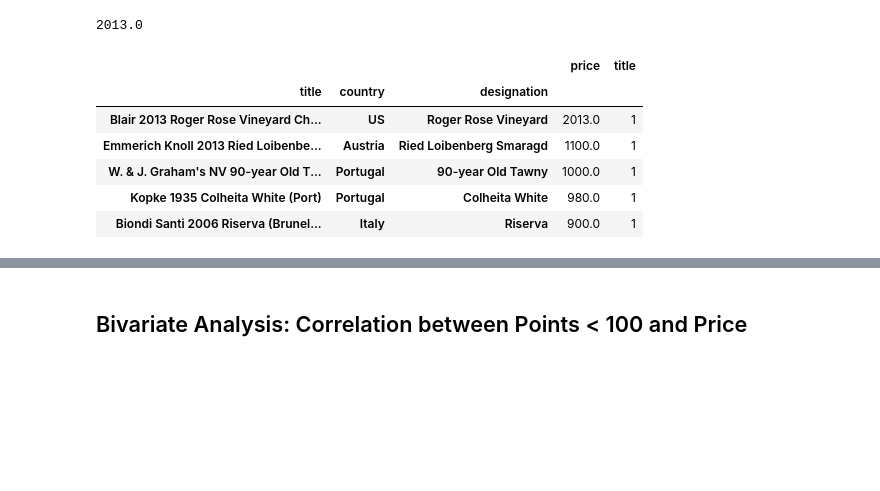
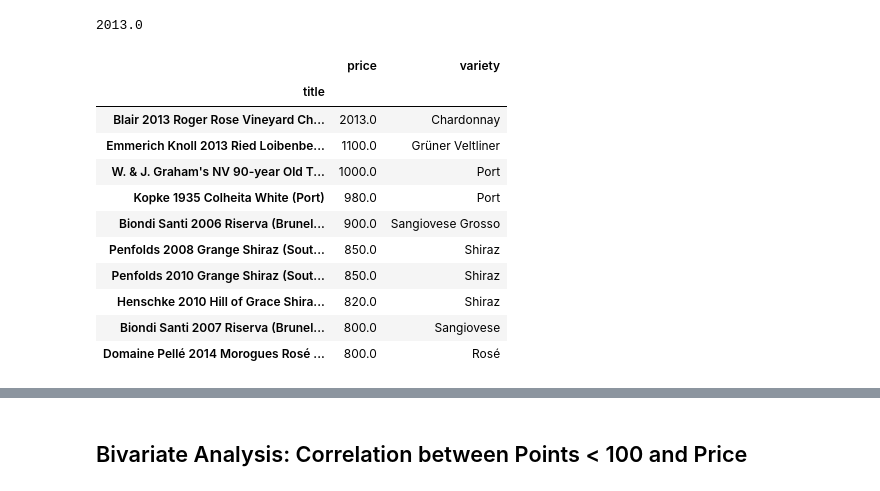
Before and after one commit to dmareee/EDA_Practice, a Jupyter notebook: wine-review-data-cleaning-eda.ipynb, the cells around one changed output, grey strips where cells are left out. Saved outputs shown, nothing was run; the diff lists cells and outputs as text; code cells hidden in the pictures; blank space fills up the shorter version.

Commit message:
Kaggle Notebook | Wine Review: Data Cleaning, EDA  | Version 4

```diff
--- a/wine-review-data-cleaning-eda.ipynb
+++ b/wine-review-data-cleaning-eda.ipynb
@@ -235,13 +238,19 @@ most_expensive
 # %% [output]
 2013.0
 # %%
-most_priced = data_cleaned.groupby(['title','country','designation'], as_index='title').agg({"price" : "max", "title" : "nunique"})
-most_priced.sort_values('price', ascending=False).head(5)
+most_priced = data_cleaned.groupby(['title'], as_index='title').agg({"price" : "max", 'variety':'max'})
+most_priced = most_priced.sort_values('price', ascending=False).head(10)
+most_priced
 # %% [output]
-|  |  |  | price | title |
-| title | country | designation |  |  |
-| Blair 2013 Roger Rose Vineyard Ch... | US | Roger Rose Vineyard | 2013.0 | 1 |
-| Emmerich Knoll 2013 Ried Loibenbe... | Austria | Ried Loibenberg Smaragd | 1100.0 | 1 |
-| W. & J. Graham's NV 90-year Old T... | Portugal | 90-year Old Tawny | 1000.0 | 1 |
-| Kopke 1935 Colheita White (Port) | Portugal | Colheita White | 980.0 | 1 |
-| Biondi Santi 2006 Riserva (Brunel... | Italy | Riserva | 900.0 | 1 |
+|  | price | variety |
+| title |  |  |
+| Blair 2013 Roger Rose Vineyard Ch... | 2013.0 | Chardonnay |
+| Emmerich Knoll 2013 Ried Loibenbe... | 1100.0 | Grüner Veltliner |
+| W. & J. Graham's NV 90-year Old T... | 1000.0 | Port |
+| Kopke 1935 Colheita White (Port) | 980.0 | Port |
+| Biondi Santi 2006 Riserva (Brunel... | 900.0 | Sangiovese Grosso |
+| Penfolds 2008 Grange Shiraz (Sout... | 850.0 | Shiraz |
+| Penfolds 2010 Grange Shiraz (Sout... | 850.0 | Shiraz |
+| Henschke 2010 Hill of Grace Shira... | 820.0 | Shiraz |
+| Biondi Santi 2007 Riserva (Brunel... | 800.0 | Sangiovese |
+| Domaine Pellé 2014 Morogues Rosé ... | 800.0 | Rosé |
```
Also changed, not shown: parts of 5 cells of this notebook.
